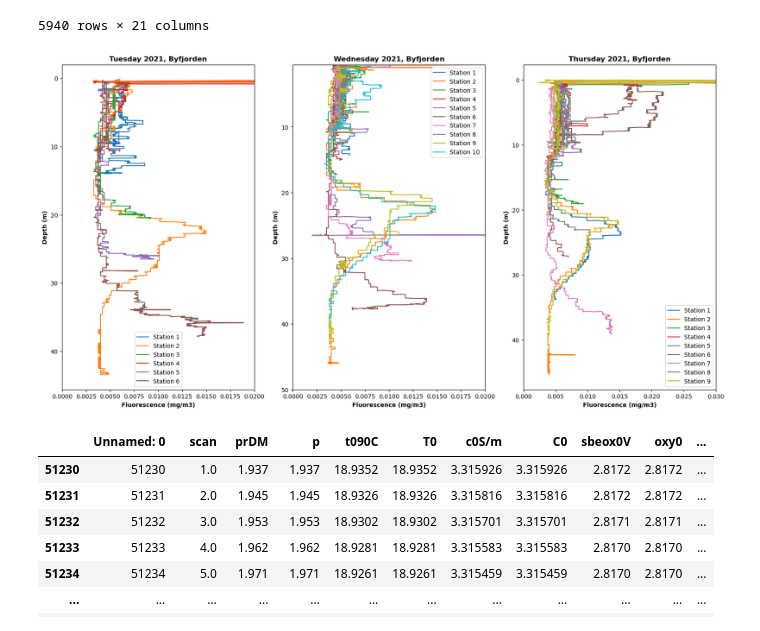
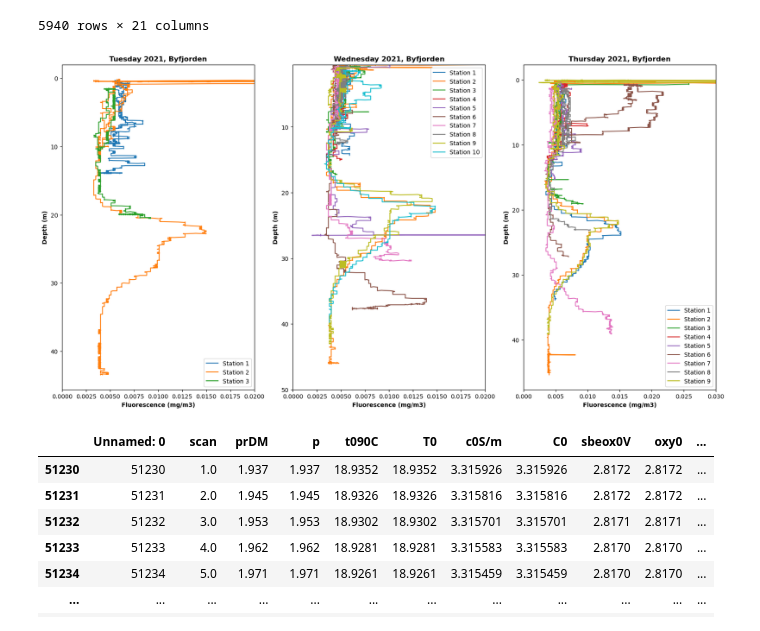
Before and after one commit to haganjam/MAR440_2023, a Jupyter notebook: code/filips_plots.ipynb, the cells around one changed output. Saved outputs shown, nothing was run; the diff lists cells and outputs as text; code cells hidden in the pictures.

Commit message:
Made some comparative plots.

```diff
--- a/code/filips_plots.ipynb
+++ b/code/filips_plots.ipynb
@@ -215,9 +215,9 @@ plt.subplot(131)
 plt.plot(st_1_21_tue['flECO-AFL'], st_1_21_tue['prDM'], label="Station 1")
 plt.plot(st_2_21_tue['flECO-AFL'], st_2_21_tue['prDM'], label="Station 2")
 plt.plot(st_3_21_tue['flECO-AFL'], st_3_21_tue['prDM'], label="Station 3")
-plt.plot(st_4_21_tue['flECO-AFL'], st_4_21_tue['prDM'], label="Station 4")
-plt.plot(st_5_21_tue['flECO-AFL'], st_5_21_tue['prDM'], label="Station 5")
-plt.plot(st_6_21_tue['flECO-AFL'], st_6_21_tue['prDM'], label="Station 6")
+#plt.plot(st_4_21_tue['flECO-AFL'], st_4_21_tue['prDM'], label="Station 4")
+#plt.plot(st_5_21_tue['flECO-AFL'], st_5_21_tue['prDM'], label="Station 5")
+#plt.plot(st_6_21_tue['flECO-AFL'], st_6_21_tue['prDM'], label="Station 6")
 plt.gca().invert_yaxis()
 plt.legend()
 plt.ylabel('Depth (m)',fontweight="bold")
@@ -237,31 +237,31 @@ plt.plot(st_7_21_wed['flECO-AFL'], st_7_21_wed['prDM'], label="Station 7")
 plt.plot(st_8_21_wed['flECO-AFL'], st_8_21_wed['prDM'], label="Station 8")
 plt.plot(st_9_21_wed['flECO-AFL'], st_9_21_wed['prDM'], label="Station 9")
 plt.plot(st_10_21_wed['flECO-AFL'], st_10_21_wed['prDM'], label="Station 10")
 plt.gca().invert_yaxis()
 plt.legend()
 plt.ylabel('Depth (m)',fontweight="bold")
 plt.xlabel('Fluorescence (mg/m3)',fontweight="bold")
 plt.title("Wednesday 2021, Byfjorden", fontweight="bold")
 plt.ylim(50,0.5)
 plt.xlim(0,0.02)
 
 plt.subplot(133)
 
 plt.plot(st_1_21_thu['flECO-AFL'], st_1_21_thu['prDM'], label="Station 1")
 plt.plot(st_2_21_thu['flECO-AFL'], st_2_21_thu['prDM'], label="Station 2")
 plt.plot(st_3_21_thu['flECO-AFL'], st_3_21_thu['prDM'], label="Station 3")
 plt.plot(st_4_21_thu['flECO-AFL'], st_4_21_thu['prDM'], label="Station 4")
 plt.plot(st_5_21_thu['flECO-AFL'], st_5_21_thu['prDM'], label="Station 5")
 plt.plot(st_6_21_thu['flECO-AFL'], st_6_21_thu['prDM'], label="Station 6")
 plt.plot(st_7_21_thu['flECO-AFL'], st_7_21_thu['prDM'], label="Station 7")
 plt.plot(st_8_21_thu['flECO-AFL'], st_8_21_thu['prDM'], label="Station 8")
 plt.plot(st_9_21_thu['flECO-AFL'], st_9_21_thu['prDM'], label="Station 9")
 plt.gca().invert_yaxis()
 plt.legend()
 plt.ylabel('Depth (m)',fontweight="bold")
 plt.xlabel('Fluorescence (mg/m3)',fontweight="bold")
 plt.title("Thursday 2021, Byfjorden", fontweight="bold")
 plt.xlim(0,0.03)
 plt.show()
 # %% [output]
-[figure, old version]
+[figure, new version]
```
Also changed, not shown: parts of 4 cells of this notebook, 1 other file.
